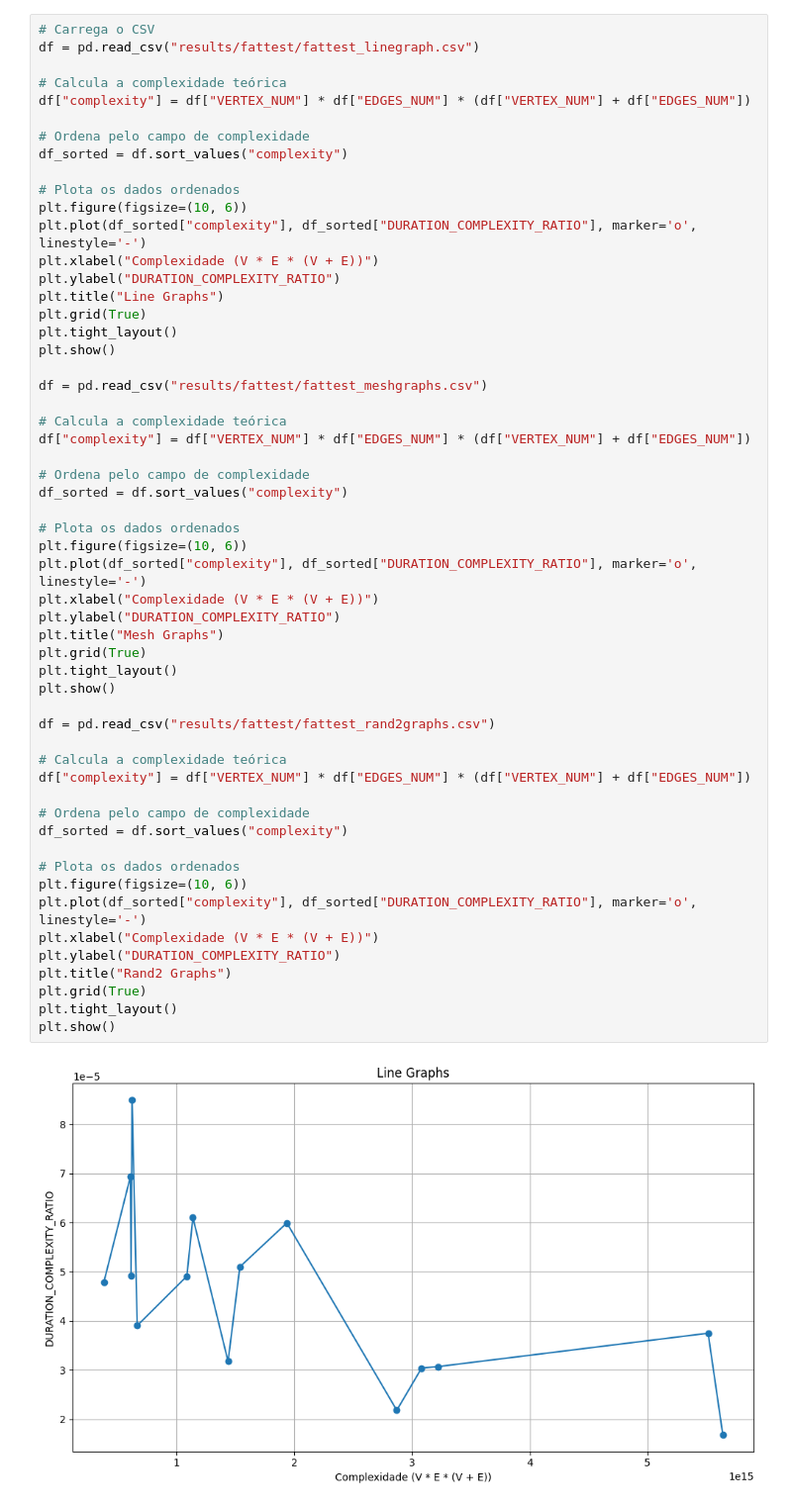
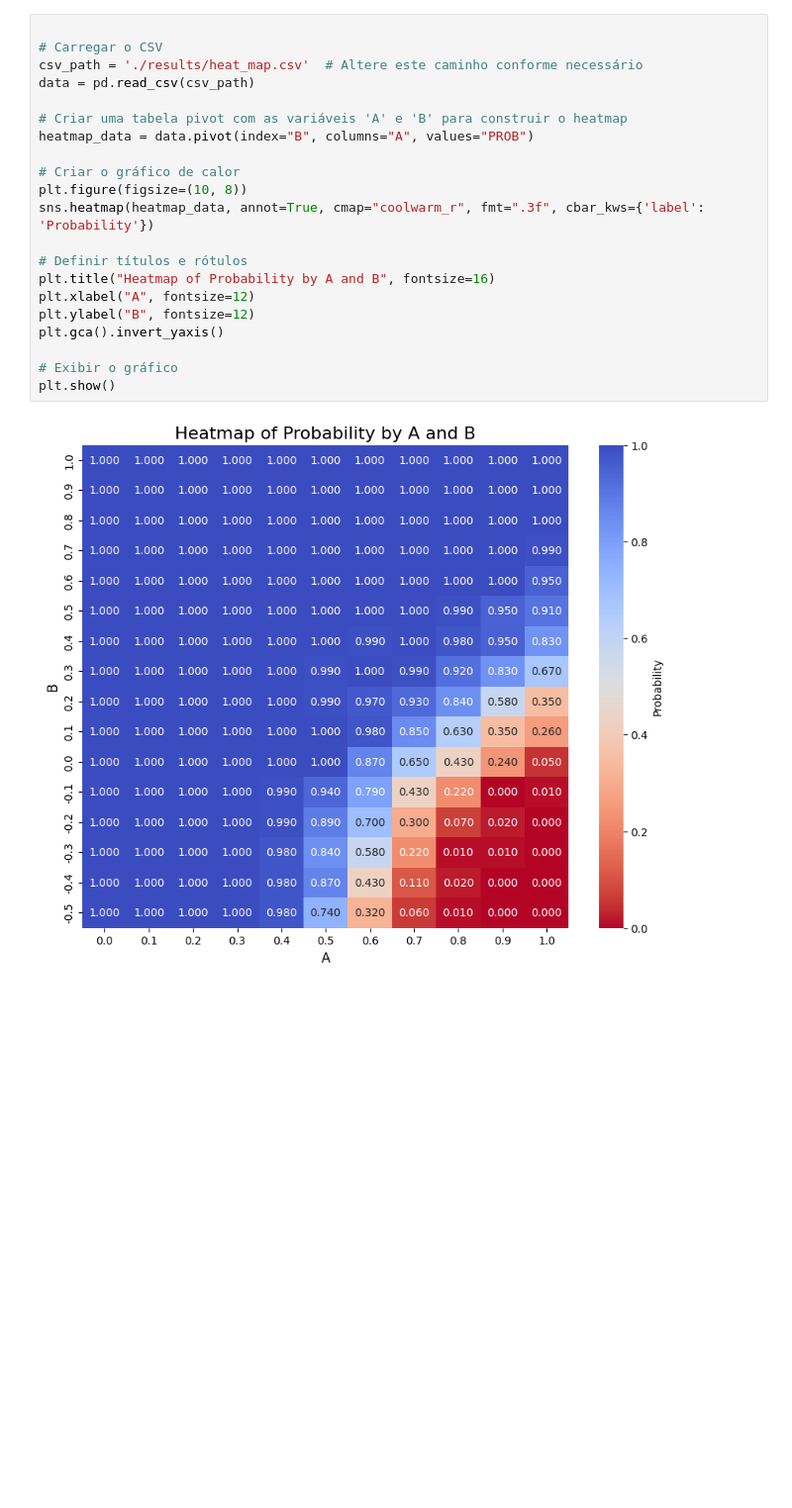
Before and after one commit to leoheisler/ford-fulkerson-complexity-benchmark, a Jupyter notebook: data_analisys.ipynb, the cells around one changed output. Shown at 99% size. Cells and saved outputs as stored; diff of their text form; blank space fills up the shorter version.

```diff
--- a/data_analisys.ipynb
+++ b/data_analisys.ipynb
@@ -5,57 +5,23 @@ import matplotlib.pyplot as plt
 # %%
-# Carrega o CSV
-df = pd.read_csv("results/fattest/fattest_linegraph.csv")
 
-# Calcula a complexidade teórica
-df["complexity"] = df["VERTEX_NUM"] * df["EDGES_NUM"] * (df["VERTEX_NUM"] + df["EDGES_NUM"])
+# Carregar o CSV
+csv_path = './results/heat_map.csv'  # Altere este caminho conforme necessário
+data = pd.read_csv(csv_path)
 
-# Ordena pelo campo de complexidade
-df_sorted = df.sort_values("complexity")
+# Criar uma tabela pivot com as variáveis 'A' e 'B' para construir o heatmap
+heatmap_data = data.pivot(index="B", columns="A", values="PROB")
 
-# Plota os dados ordenados
-plt.figure(figsize=(10, 6))
-plt.plot(df_sorted["complexity"], df_sorted["DURATION_COMPLEXITY_RATIO"], marker='o', linestyle='-')
-plt.xlabel("Complexidade (V * E * (V + E))")
-plt.ylabel("DURATION_COMPLEXITY_RATIO")
-plt.title("Line Graphs")
-plt.grid(True)
-plt.tight_layout()
+# Criar o gráfico de calor
+plt.figure(figsize=(10, 8))
+sns.heatmap(heatmap_data, annot=True, cmap="coolwarm_r", fmt=".3f", cbar_kws={'label': 'Probability'})
+
+# Definir títulos e rótulos
+plt.title("Heatmap of Probability by A and B", fontsize=16)
+plt.xlabel("A", fontsize=12)
+plt.ylabel("B", fontsize=12)
+plt.gca().invert_yaxis()
+
+# Exibir o gráfico
 plt.show()
-
-df = pd.read_csv("results/fattest/fattest_meshgraphs.csv")
-
-# Calcula a complexidade teórica
-df["complexity"] = df["VERTEX_NUM"] * df["EDGES_NUM"] * (df["VERTEX_NUM"] + df["EDGES_NUM"])
-
-# Ordena pelo campo de complexidade
-df_sorted = df.sort_values("complexity")
-
-# Plota os dados ordenados
-plt.figure(figsize=(10, 6))
-plt.plot(df_sorted["complexity"], df_sorted["DURATION_COMPLEXITY_RATIO"], marker='o', linestyle='-')
-plt.xlabel("Complexidade (V * E * (V + E))")
-plt.ylabel("DURATION_COMPLEXITY_RATIO")
-plt.title("Mesh Graphs")
-plt.grid(True)
-plt.tight_layout()
-plt.show()
-
-df = pd.read_csv("results/fattest/fattest_rand2graphs.csv")
-
-# Calcula a complexidade teórica
-df["complexity"] = df["VERTEX_NUM"] * df["EDGES_NUM"] * (df["VERTEX_NUM"] + df["EDGES_NUM"])
-
-# Ordena pelo campo de complexidade
-df_sorted = df.sort_values("complexity")
-
-# Plota os dados ordenados
-plt.figure(figsize=(10, 6))
-plt.plot(df_sorted["complexity"], df_sorted["DURATION_COMPLEXITY_RATIO"], marker='o', linestyle='-')
-plt.xlabel("Complexidade (V * E * (V + E))")
-plt.ylabel("DURATION_COMPLEXITY_RATIO")
-plt.title("Rand2 Graphs")
-plt.grid(True)
-plt.tight_layout()
-plt.show()
 # %% [output]
-[figure, old version]
+[figure, new version]
```
Also changed, not shown: parts of 4 cells of this notebook, 5 other files.
